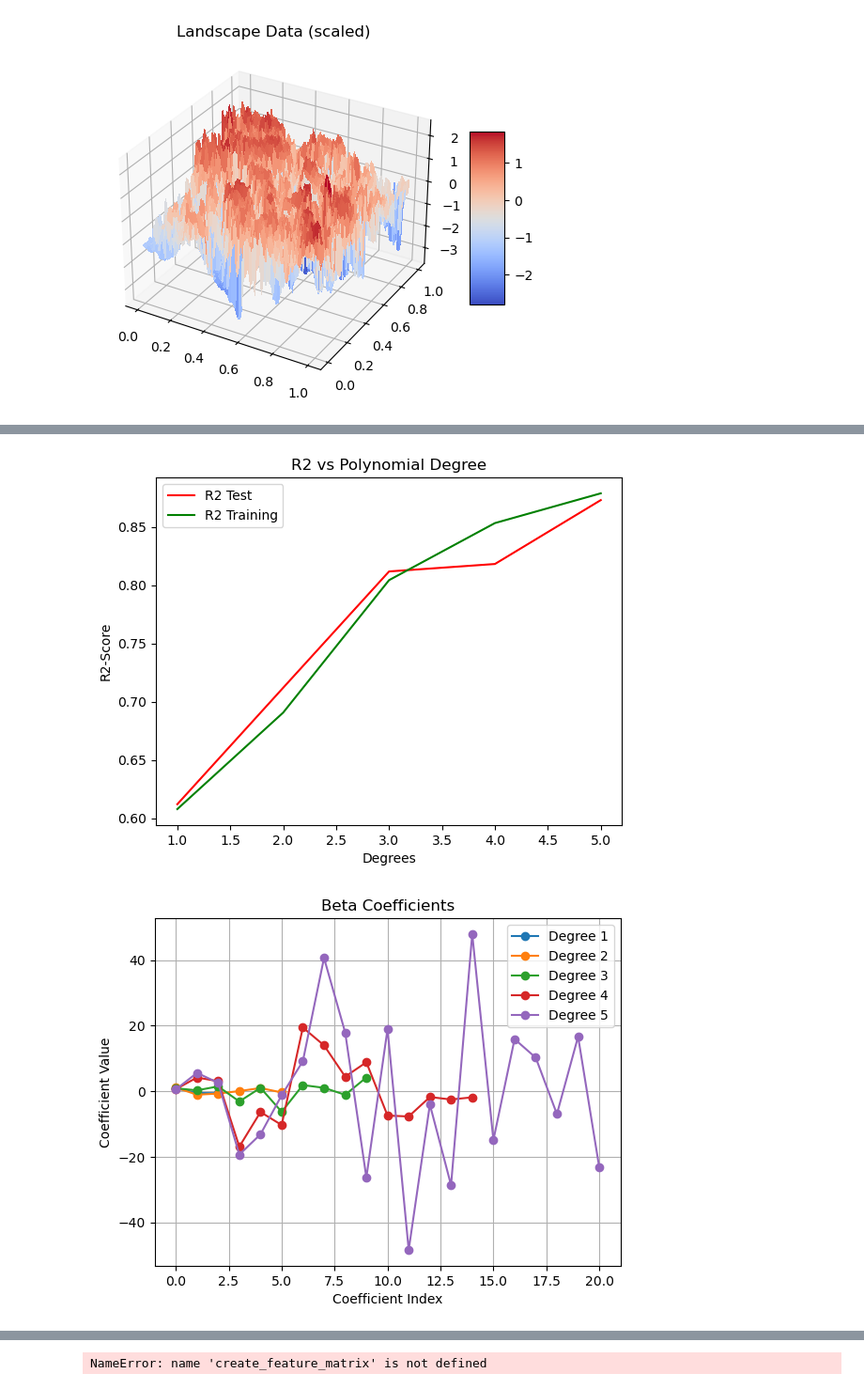
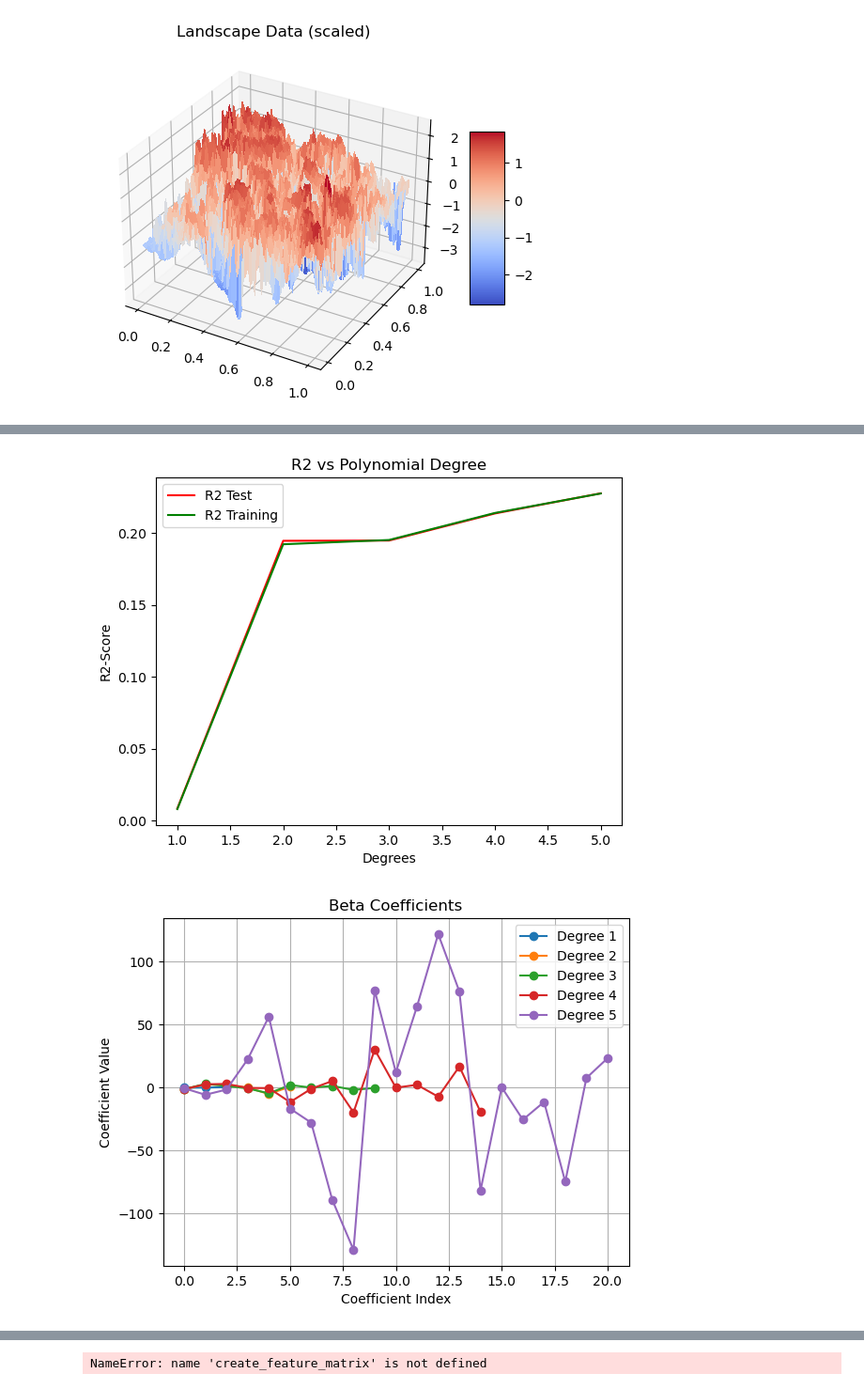
Before and after one commit to hellegje/fys-stk4155, a Jupyter notebook: Project1/2dProject.ipynb, the cells around one changed output, grey strips where cells are left out. Shown at 94% size. Drawn from its saved outputs; the diff is of its cells as text; code cells hidden in the pictures.

```diff
--- a/Project1/2dProject.ipynb
+++ b/Project1/2dProject.ipynb
@@ -200,7 +200,7 @@ def MSE(z_data, z_model):
 
 
 #z = z_noise.ravel()
-z = z.ravel()
+z = z_scaled.ravel()
 train_MSEs = []
 test_MSEs = []
 train_r2s = []
@@ -296,5 +296,5 @@ r2 (test): 0.872926065837835
-[figure, old version]
+[figure, new version]
-[figure, old version]
+[figure, new version]
 # %%
 # Ridge and Lasso Regression using matrix inversion
 def Beta_ridge_regression(X, z, lmb):
```
Also changed, not shown: parts of 8 cells of this notebook.
